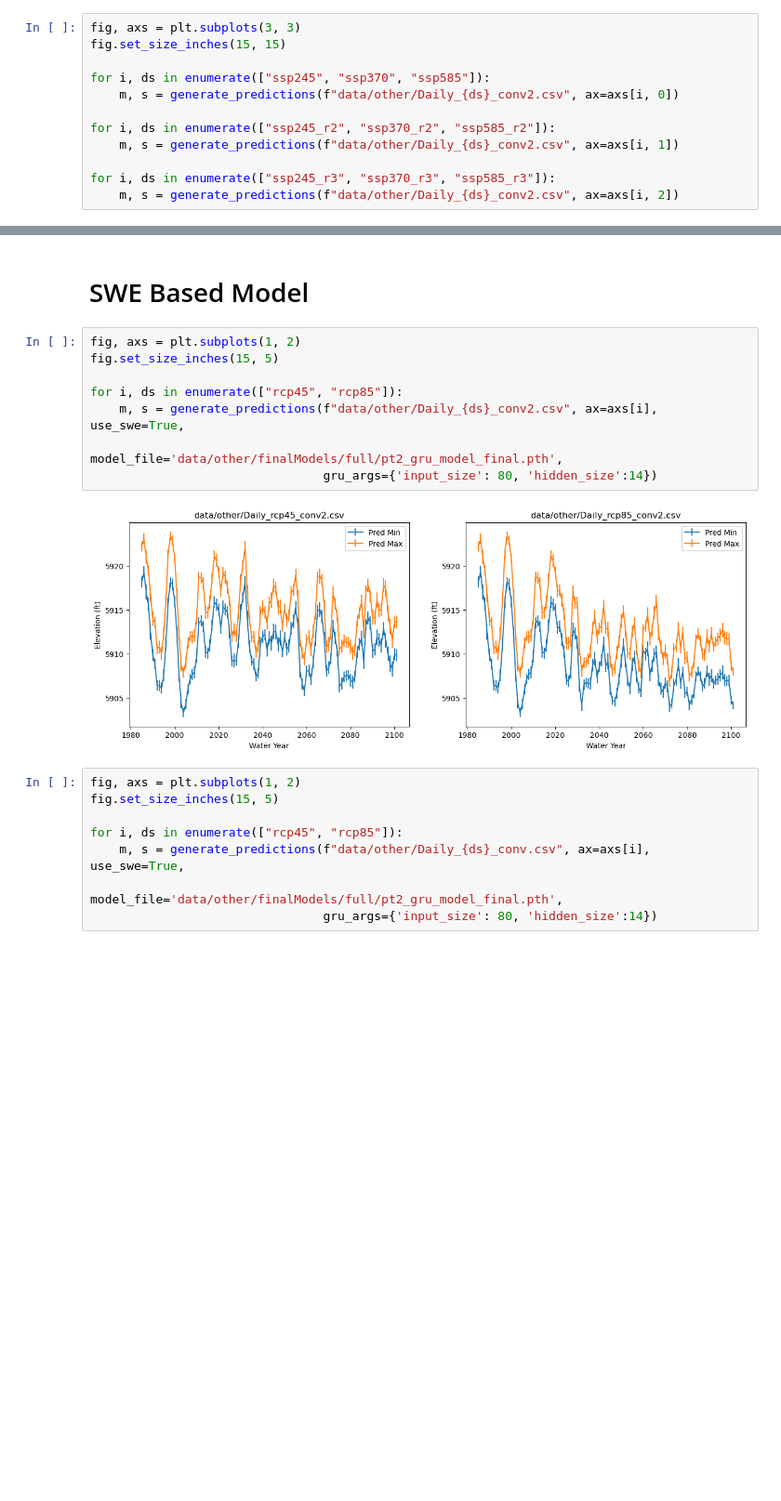
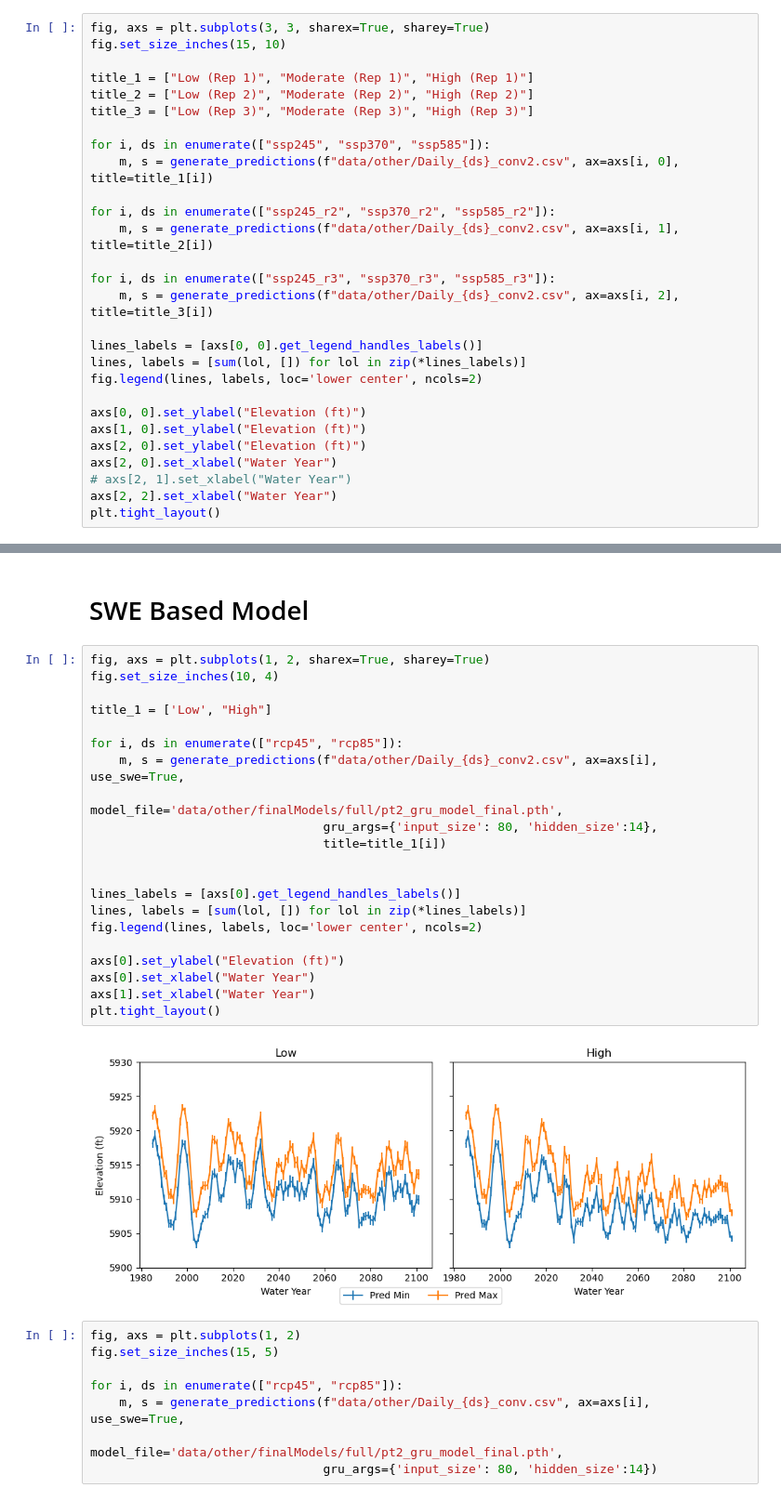
Before and after one commit to scoutiii/BearLakeData, a Jupyter notebook: Model_predictions.ipynb, the cells around one changed output, grey strips where cells are left out. Shown at 93% size. Drawn from its saved outputs; the diff is of its cells as text; blank space fills up the shorter version.

```diff
--- a/Model_predictions.ipynb
+++ b/Model_predictions.ipynb
@@ -325,15 +328,31 @@ def generate_predictions(data_file, save_name=None, model_file="data/other/final
 # %% [markdown]
 Plot predictions
 # %%
-fig, axs = plt.subplots(3, 3)
-fig.set_size_inches(15, 15)
+fig, axs = plt.subplots(3, 3, sharex=True, sharey=True)
+fig.set_size_inches(15, 10)
+
+title_1 = ["Low (Rep 1)", "Moderate (Rep 1)", "High (Rep 1)"]
+title_2 = ["Low (Rep 2)", "Moderate (Rep 2)", "High (Rep 2)"]
+title_3 = ["Low (Rep 3)", "Moderate (Rep 3)", "High (Rep 3)"]
 
 for i, ds in enumerate(["ssp245", "ssp370", "ssp585"]):
-    m, s = generate_predictions(f"data/other/Daily_{ds}_conv2.csv", ax=axs[i, 0])
+    m, s = generate_predictions(f"data/other/Daily_{ds}_conv2.csv", ax=axs[i, 0], title=title_1[i])
 
 for i, ds in enumerate(["ssp245_r2", "ssp370_r2", "ssp585_r2"]):
-    m, s = generate_predictions(f"data/other/Daily_{ds}_conv2.csv", ax=axs[i, 1])
+    m, s = generate_predictions(f"data/other/Daily_{ds}_conv2.csv", ax=axs[i, 1], title=title_2[i])
 
 for i, ds in enumerate(["ssp245_r3", "ssp370_r3", "ssp585_r3"]):
-    m, s = generate_predictions(f"data/other/Daily_{ds}_conv2.csv", ax=axs[i, 2])
+    m, s = generate_predictions(f"data/other/Daily_{ds}_conv2.csv", ax=axs[i, 2], title=title_3[i])
+
+lines_labels = [axs[0, 0].get_legend_handles_labels()]
+lines, labels = [sum(lol, []) for lol in zip(*lines_labels)]
+fig.legend(lines, labels, loc='lower center', ncols=2)
+
+axs[0, 0].set_ylabel("Elevation (ft)")
+axs[1, 0].set_ylabel("Elevation (ft)")
+axs[2, 0].set_ylabel("Elevation (ft)")
+axs[2, 0].set_xlabel("Water Year")
+# axs[2, 1].set_xlabel("Water Year")
+axs[2, 2].set_xlabel("Water Year")
+plt.tight_layout()
 # %% [output]
@@ -376,15 +395,28 @@ Saving data at data/other/GRU_ssp585r3_2.csv
 # %% [markdown]
 # SWE Based Model
 # %%
-fig, axs = plt.subplots(1, 2)
-fig.set_size_inches(15, 5)
+fig, axs = plt.subplots(1, 2, sharex=True, sharey=True)
+fig.set_size_inches(10, 4)
+
+title_1 = ['Low', "High"]
 
 for i, ds in enumerate(["rcp45", "rcp85"]):
     m, s = generate_predictions(f"data/other/Daily_{ds}_conv2.csv", ax=axs[i], use_swe=True,
                                 model_file='data/other/finalModels/full/pt2_gru_model_final.pth',
-                                gru_args={'input_size': 80, 'hidden_size':14})
+                                gru_args={'input_size': 80, 'hidden_size':14},
+                                title=title_1[i])
+
+
+lines_labels = [axs[0].get_legend_handles_labels()]
+lines, labels = [sum(lol, []) for lol in zip(*lines_labels)]
+fig.legend(lines, labels, loc='lower center', ncols=2)
+
+axs[0].set_ylabel("Elevation (ft)")
+axs[0].set_xlabel("Water Year")
+axs[1].set_xlabel("Water Year")
+plt.tight_layout()
 # %% [output]
-[figure, old version]
+[figure, new version]
 # %%
 fig, axs = plt.subplots(1, 2)
 fig.set_size_inches(15, 5)
```
Also changed, not shown: parts of 2 cells of this notebook, 12 other files.
